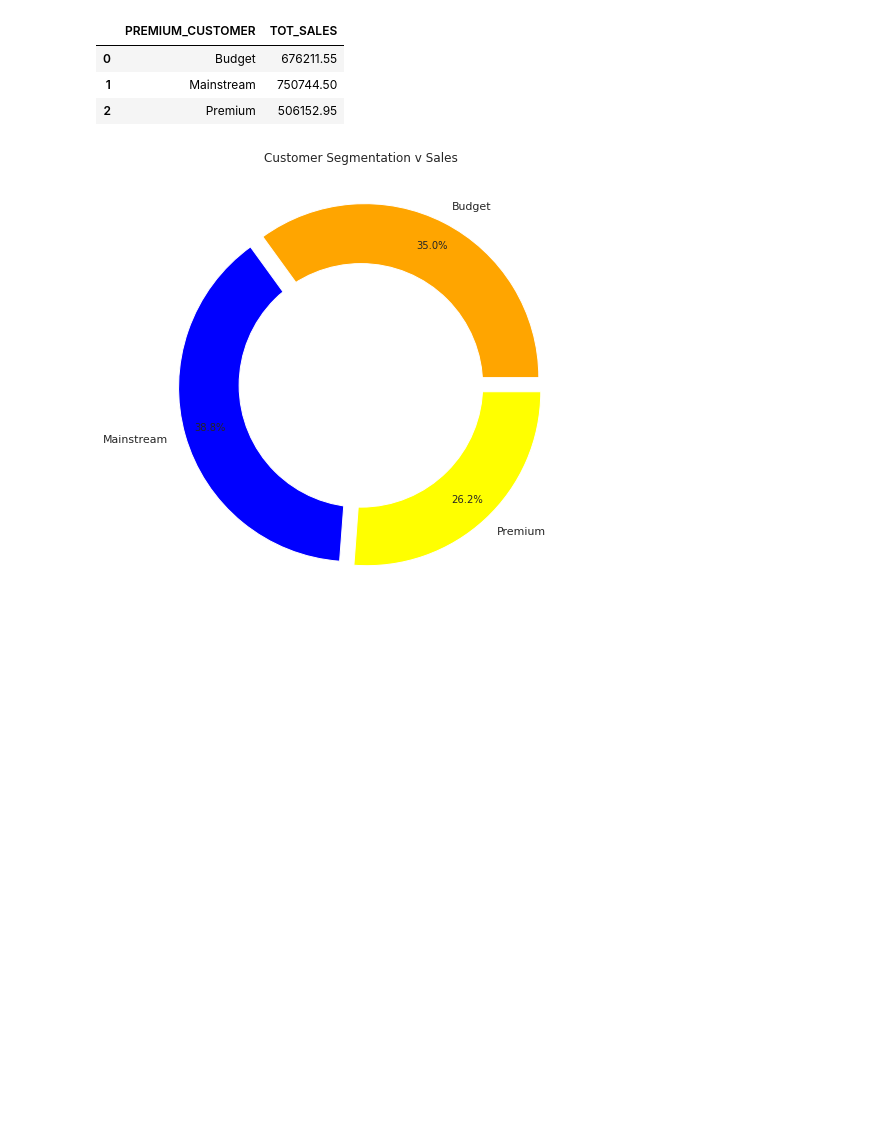
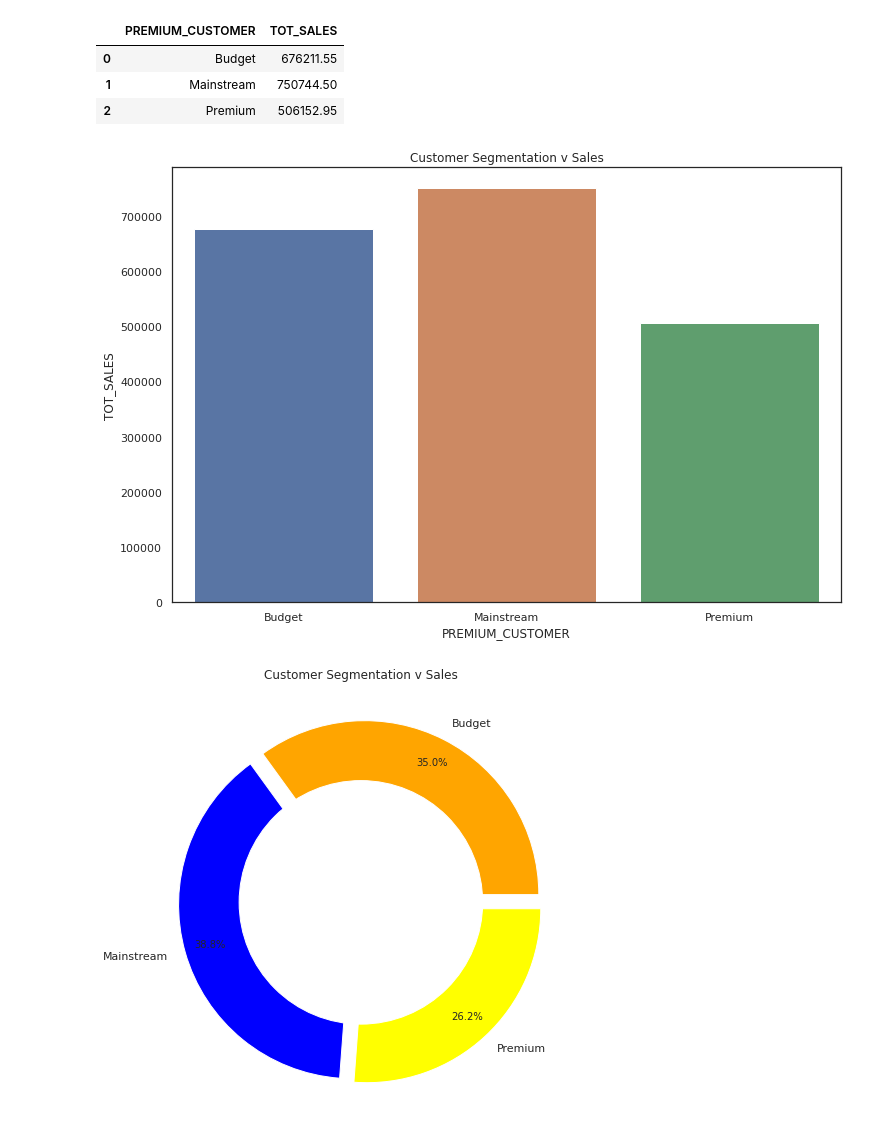
Before and after one commit to wa-le/Quantium-Forage-Virtual-Internship, a Jupyter notebook: my_quantium_vi.ipynb, the cells around one changed output. Saved outputs shown, nothing was run; the diff lists cells and outputs as text; code cells hidden in the pictures; blank space fills up the shorter version.

```diff
--- a/my_quantium_vi.ipynb
+++ b/my_quantium_vi.ipynb
@@ -574,9 +574,11 @@ df_customer_type
 | 1 | Mainstream | 750744.50 |
 | 2 | Premium | 506152.95 |
 # %%
-plt.rcParams['figure.figsize'] = (20, 8)
-sns.barplot(x="PACK_SIZE", y='PROD_QTY', data=chips_packs_sold).set(title='Chip Sales By Pack Size')
+plt.rcParams['figure.figsize'] = (12, 8)
+sns.barplot(x="PREMIUM_CUSTOMER", y='TOT_SALES', data=df_customer_type).set(title='Customer Segmentation v Sales')
 plt.show()
+# %% [output]
+[figure, added]
 # %%
 # Doughnut Chart of Customer Segmentation
 colors = ['#FFA500', '#0000FF', '#FFFF00']
```
Also changed, not shown: parts of 4 cells of this notebook.
